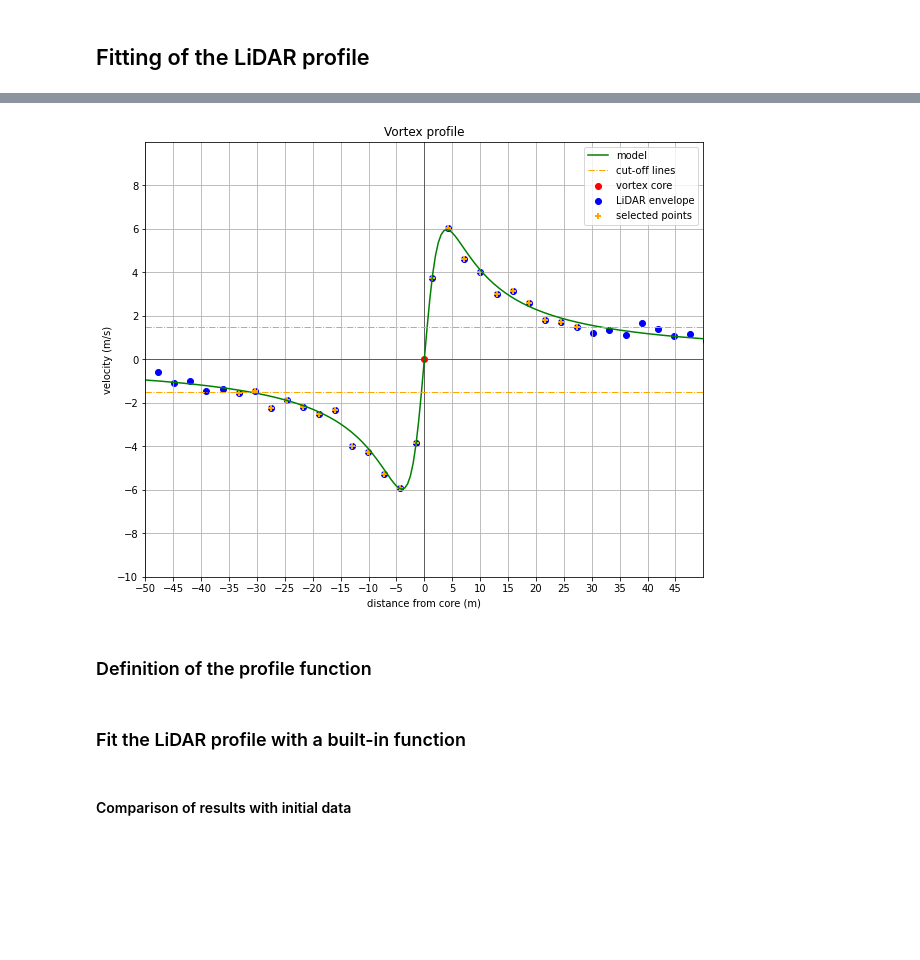
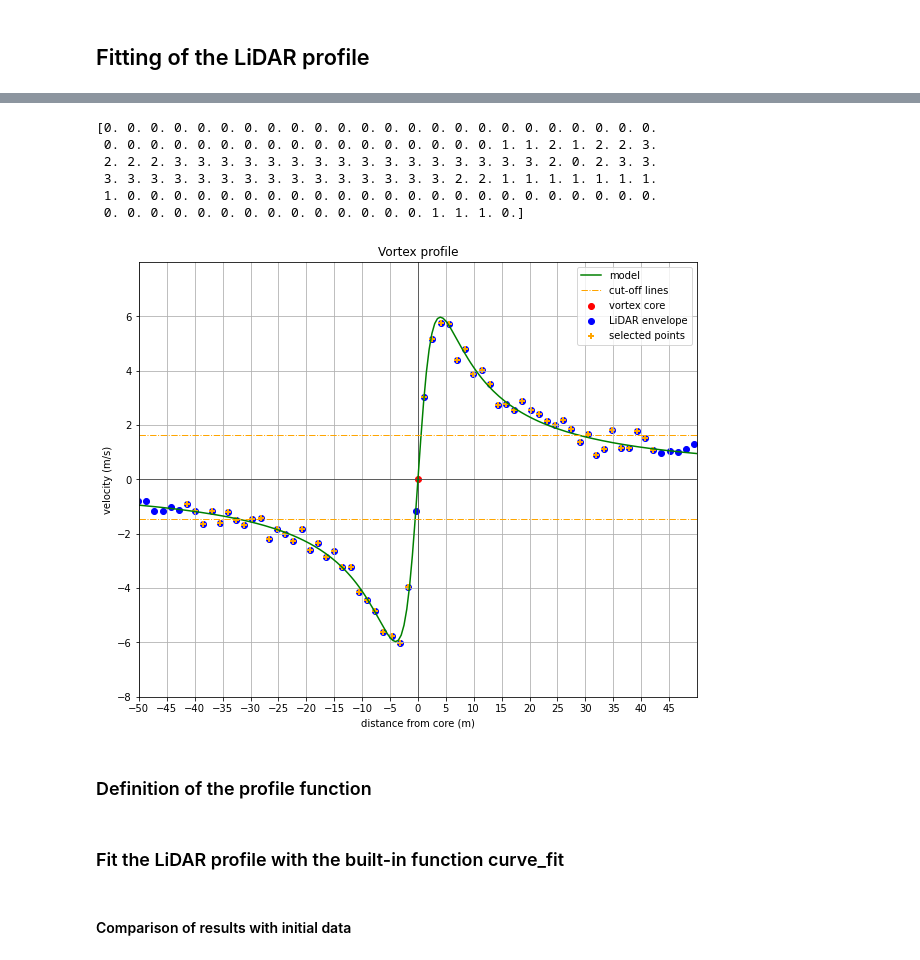
Before and after one commit to YanRob/Wake-Vortex, a Jupyter notebook: Vortex_Profile.ipynb, the cells around one changed output, grey strips where cells are left out. Saved outputs shown, nothing was run; the diff lists cells and outputs as text; code cells hidden in the pictures; blank space fills up the shorter version.

```diff
--- a/Vortex_Profile.ipynb
+++ b/Vortex_Profile.ipynb
@@ -278,6 +300,9 @@ def get_abs_mean_velocity(velocity_lidar):
     return np.mean(np.abs(velocity_lidar))
 # %%
 def get_neg_pos_mean_velocities(velocity_lidar):
+    """
+    Return the average of tangential velocities of the negative and positive vortex sides separately
+    """
     idx_min, idx_max = get_min_max_index(velocity_lidar)
     return np.mean(velocity_lidar[:idx_min+1]), np.mean(velocity_lidar[idx_max:])
 # %% [markdown]
@@ -294,22 +320,2 @@ First, points far from the core are not to be separated from the noise. A cut-of
 
 This method is used for positive and negative velocities separately.
-# %%
-def selection_of_points(velocity_lidar):
-    v_neg_mean, v_pos_mean = get_neg_pos_mean_velocities(velocity_lidar)
-    idx_min, idx_max = get_min_max_index(velocity_lidar)
-
-    selected_neg_points = (velocity_lidar <= v_neg_mean).astype(int)\
-                        * (np.append((velocity_lidar[1:] <= v_neg_mean).astype(int), np.zeros(1))\
-                         + np.append((velocity_lidar[2:] <= v_neg_mean).astype(int), np.zeros(2))\
-                         + np.append((velocity_lidar[3:] <= v_neg_mean).astype(int), np.zeros(3)))
-    selected_pos_points = (velocity_lidar >= v_pos_mean).astype(int)\
-                        * (np.append(np.zeros(1), (velocity_lidar[:-1] >= v_pos_mean).astype(int))\
-                         + np.append(np.zeros(2), (velocity_lidar[:-2] >= v_pos_mean).astype(int))\
-                         + np.append(np.zeros(3), (velocity_lidar[:-3] >= v_pos_mean).astype(int)))
-
-    selected_core_points = np.concatenate((np.zeros(idx_min),
-                                           np.abs(velocity_lidar[idx_min:idx_max]) >=
-                                               0.5 * (v_pos_mean - v_neg_mean),
-                                           np.zeros(velocity_lidar.shape - idx_max)))
-
-    return selected_neg_points + selected_pos_points + selected_core_points
@@ -316,10 +350,13 @@ def selection_of_points(velocity_lidar):
 # %%
-def dismiss_values_from_vectors(vector, selected_points, velocity_lidar):
+def dismiss_values_from_profile(vector, selected_points, velocity_lidar):
+    """
+    Return a reduced vector containing only data points used for the fitting
+    """
     idx_min, idx_max = get_min_max_index(velocity_lidar)
     idx_core = np.where(selected_points[idx_min:idx_max] == 0)
 
-    idx_start = np.where(selected_points[:idx_min] >= 2)[0][0]
-    idx_end = np.where(selected_points[idx_max:] >= 2)[0][-1] + idx_max
+    idx_start = np.where(selected_points[:idx_min] == 0)[0][-1]
+    idx_end = np.where(selected_points[idx_max:] == 0)[0][0] + idx_max
 
     if idx_core[0].size == 0:
         return vector[idx_start:idx_end+1]
@@ -330,8 +367,18 @@ def dismiss_values_from_vectors(vector, selected_points, velocity_lidar):
     return np.concatenate((vector[idx_start:idx_core_min], vector[idx_core_max+1:idx_end+1]))
 # %%
 selected_points = selection_of_points(velocity_lidar)
-distance_for_fitting = dismiss_values_from_vectors(distance_from_core, selected_points, velocity_lidar)
-velocity_for_fitting = dismiss_values_from_vectors(velocity_lidar, selected_points, velocity_lidar)
+print(selected_points)
+
+
+distance_for_fitting = dismiss_values_from_profile(radial_distance, selected_points, velocity_lidar)
+velocity_for_fitting = dismiss_values_from_profile(velocity_lidar, selected_points, velocity_lidar)
+# %% [output]
+[0. 0. 0. 0. 0. 0. 0. 0. 0. 0. 0. 0. 0. 0. 0. 0. 0. 0. 0. 0. 0. 0. 0. 0.
+ 0. 0. 0. 0. 0. 0. 0. 0. 0. 0. 0. 0. 0. 0. 0. 0. 0. 1. 1. 2. 1. 2. 2. 3.
+ 2. 2. 2. 3. 3. 3. 3. 3. 3. 3. 3. 3. 3. 3. 3. 3. 3. 3. 3. 2. 0. 2. 3. 3.
+ 3. 3. 3. 3. 3. 3. 3. 3. 3. 3. 3. 3. 3. 3. 3. 2. 2. 1. 1. 1. 1. 1. 1. 1.
+ 1. 0. 0. 0. 0. 0. 0. 0. 0. 0. 0. 0. 0. 0. 0. 0. 0. 0. 0. 0. 0. 0. 0. 0.
+ 0. 0. 0. 0. 0. 0. 0. 0. 0. 0. 0. 0. 0. 0. 1. 1. 1. 0.]
 # %%
 v_neg_mean, v_pos_mean = get_neg_pos_mean_velocities(velocity_lidar)
 # %%
@@ -341,36 +388,36 @@ y_max = int(max(velocity_lidar) / 2) * 2 + 4
 x_max = 50
 
 fig, ax = plt.subplots(figsize=(10, 8))
 
 xticks = np.arange(-x_max, x_max, 5)
 yticks = np.arange(-y_max, y_max, 2)
 
 plt.axhline(0, color='black', lw=0.5)
 plt.axvline(0, color='black', lw=0.5)
 plt.scatter([0],[0], color='red', label='vortex core')
 
-ax.scatter(distance_from_core, velocity_lidar, color='blue', label='LiDAR envelope')
+ax.scatter(radial_distance, velocity_lidar, color='blue', label='LiDAR envelope')
 ax.scatter(distance_for_fitting, velocity_for_fitting, marker='+', color='orange', \
            lw=2, label='selected points')
-ax.plot(distance_from_core_model, velocity_model, color='green', label='model')
+ax.plot(radial_distance_model, velocity_model, color='green', label='model')
 
 plt.axhline(v_neg_mean, color='orange', lw=1, ls='-.', label='cut-off lines')
 plt.axhline(v_pos_mean, color='orange', lw=1, ls='-.')
 
 ax.set(xlabel='distance from core (m)', ylabel='velocity (m/s)', title='Vortex profile')
 ax.set_xticks(xticks)
 ax.set_yticks(yticks)
 
 plt.xlim(-x_max, x_max)
 plt.ylim(-y_max, y_max)
 
 plt.grid(b=True)
 
 fig.savefig("./images/single_lidar_envelope_with_selected_points.png")
 plt.legend()
 plt.show()
 # %% [output]
-[figure, old version]
+[figure, new version]
 # %% [markdown]
 ### Definition of the profile function
 # %%
@@ -378,6 +433,6 @@ def modified_burnham_hallock(r, gamma, rc, delta_r, delta_V):
     return gamma / (2 * pi) * (r - delta_r) / ( (r - delta_r )** 2 + rc**2) + delta_V
 # %% [markdown]
-### Fit the LiDAR profile with a built-in function
+### Fit the LiDAR profile with the built-in function curve_fit
 # %%
 fitted_values, pcov = curve_fit(modified_burnham_hallock,
                                 distance_for_fitting,
```
Also changed, not shown: parts of 35 cells of this notebook, 5 other files.
